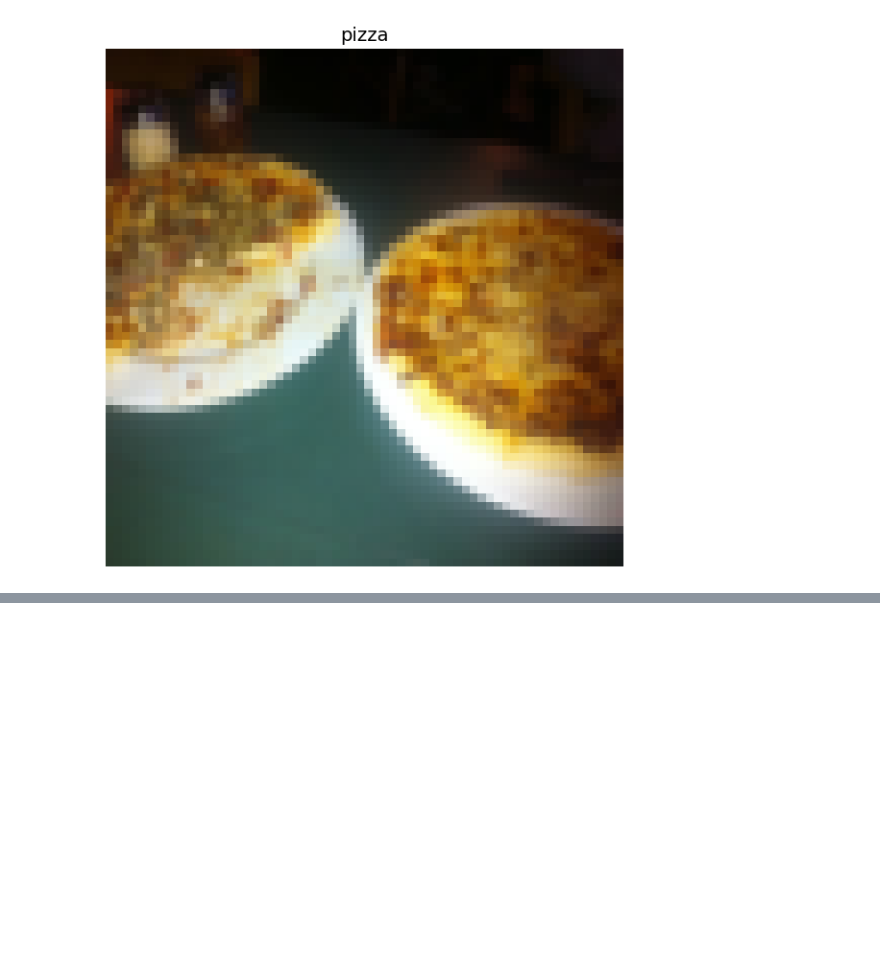
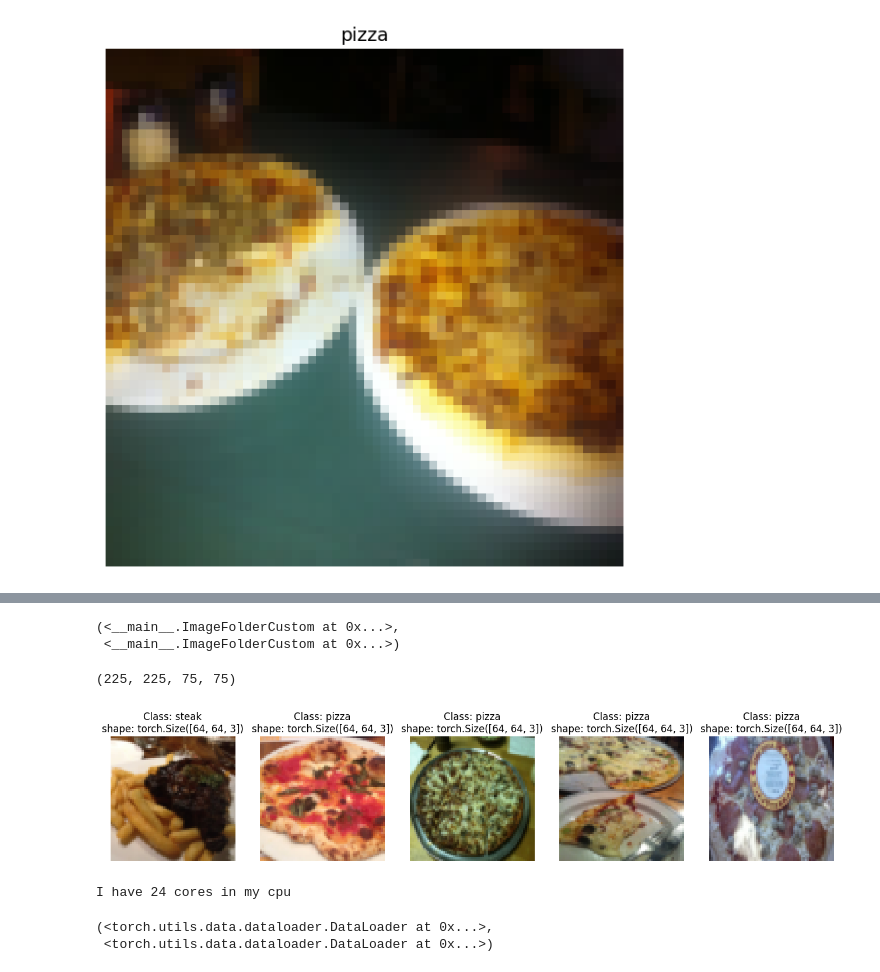
Before and after one commit to jameszhan02/Jupyter_Notebook_Workspace, a Jupyter notebook: Custum_dataset.ipynb, the cells around one changed output, grey strips where cells are left out. Saved outputs shown, nothing was run; the diff lists cells and outputs as text; code cells hidden in the pictures; blank space fills up the shorter version.

```diff
--- a/Custum_dataset.ipynb
+++ b/Custum_dataset.ipynb
@@ -299,0 +383,15 @@ Text(0.5, 1.0, 'pizza')
+# %%
+def find_classes(directory: str) -> Tuple[List[str], Dict[str, int]]:
+    """
+    Finds the class folder names in a target directory.
+    """
+    # 1. Get the class names by scanniung the target directory
+    classes = sorted(entry.name for entry in os.scandir(directory) if entry.is_dir())
+
+    # 2, Raise an error if class names could nopt be found
+    if not classes:
+         raise FileNotFoundError(f"Couldn't fint any classes in {directory}... plesase check file structure.")
+
+    # 3. Create a dictionary of index labels(computers prefer numbers rather than strings as labels)
+    class_to_idx = {class_name: i for i, class_name in enumerate(classes)}
+    return classes, class_to_idx
@@ -299,0 +502,28 @@ Text(0.5, 1.0, 'pizza')
+# %%
+# Create a transform
+from torchvision import transforms
+train_transforms = transforms.Compose([
+    transforms.Resize( size = (64, 64)),
+    transforms.RandomHorizontalFlip(p=0.5),
+    transforms.ToTensor()
+])
+
+test_transforms = transforms.Compose([
+    transforms.Resize(size=(64, 64)),
+    transforms.ToTensor()
+])
+# %%
+# Test out ImageFolderCustom
+train_data_custom = ImageFolderCustom(targ_dir = train_dir,
+                                     transform=train_transforms)
+
+test_data_custom = ImageFolderCustom(targ_dir= test_dir,
+                                    transform=test_transforms)
+train_data_custom, test_data_custom
+# %% [output]
+(<__main__.ImageFolderCustom at 0x...>,
+ <__main__.ImageFolderCustom at 0x...>)
+# %%
+len(train_data_custom), len(train_data), len(test_data_custom), len(test_data)
+# %% [output]
+(225, 225, 75, 75)
@@ -299,0 +579,31 @@ Text(0.5, 1.0, 'pizza')
+# %%
+display_random_images(train_data_custom,
+                     n=5,
+                     classes=class_names,
+                     seed=None)
+# %% [output]
+[figure, added]
+# %%
+## 5.4 Turn Custom loaded images into DataLoader's
+
+from torch.utils.data import DataLoader
+
+BATCH_SIZE = 64
+NUM_WORKERS = os.cpu_count()
+print(f"I have {NUM_WORKERS} cores in my cpu")
+# for some reason i cant set cpu workers to be the cpu_count
+train_dataloader_custom = DataLoader(dataset = train_data_custom,
+                                     batch_size = BATCH_SIZE,
+                                     num_workers = 0,
+                                     shuffle=True)
+
+test_dataloader_custom = DataLoader(dataset= test_data_custom,
+                                    batch_size = BATCH_SIZE,
+                                    num_workers = 0,
+                                    shuffle= False)
+
+train_dataloader_custom, test_dataloader_custom
+# %% [output]
+I have 24 cores in my cpu
+(<torch.utils.data.dataloader.DataLoader at 0x...>,
+ <torch.utils.data.dataloader.DataLoader at 0x...>)
```
Also changed, not shown: parts of 21 cells of this notebook.
